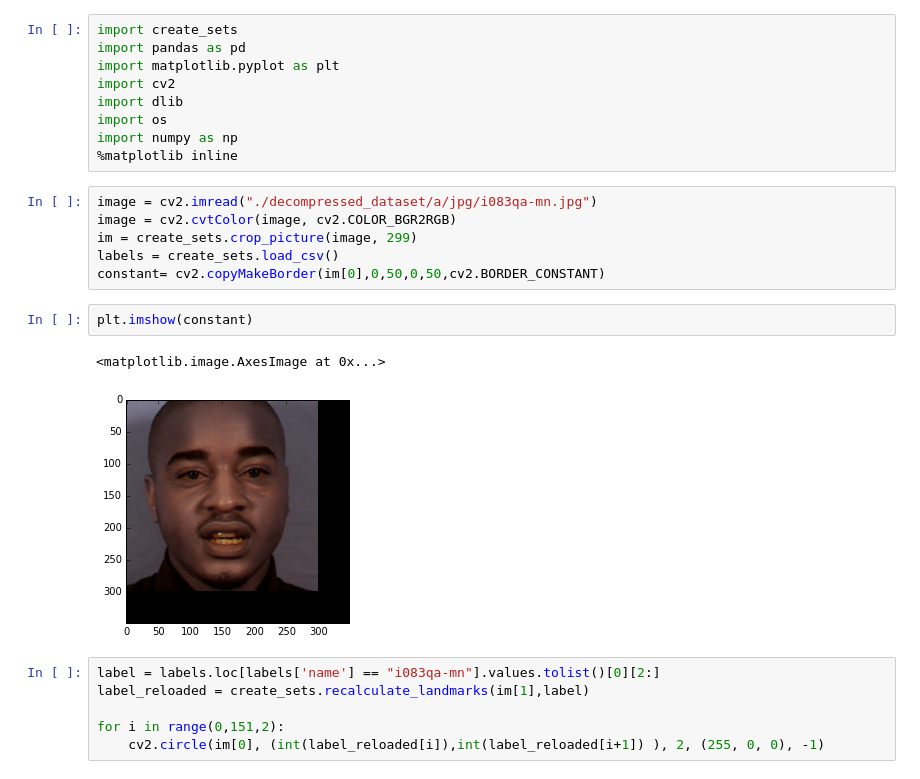
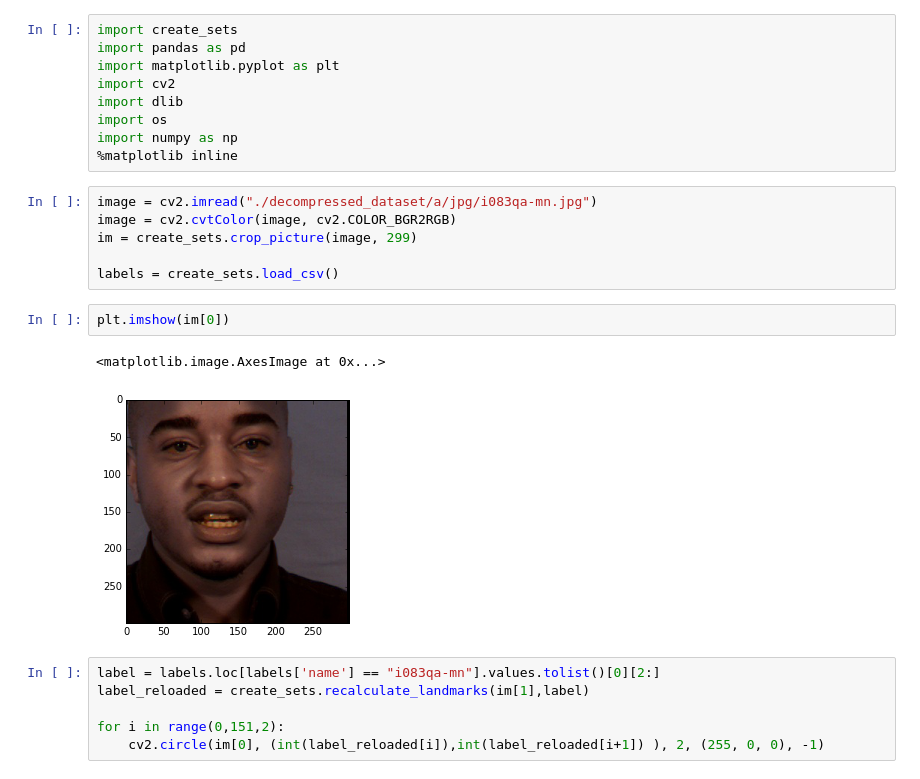
Before and after one commit to WillianPaiva/capstone_project, a Jupyter notebook: project/Project.ipynb, the cells around one changed output. Cells and saved outputs as stored; diff of their text form.

```diff
--- a/project/Project.ipynb
+++ b/project/Project.ipynb
@@ -11,13 +11,13 @@ import numpy as np
 image = cv2.imread("./decompressed_dataset/a/jpg/i083qa-mn.jpg")
 image = cv2.cvtColor(image, cv2.COLOR_BGR2RGB)
 im = create_sets.crop_picture(image, 299)
+
 labels = create_sets.load_csv()
-constant= cv2.copyMakeBorder(im[0],0,50,0,50,cv2.BORDER_CONSTANT)
 # %%
-plt.imshow(constant)
+plt.imshow(im[0])
 # %% [output]
 <matplotlib.image.AxesImage at 0x...>
-[figure, old version]
+[figure, new version]
 # %%
 label = labels.loc[labels['name'] == "i083qa-mn"].values.tolist()[0][2:]
 label_reloaded = create_sets.recalculate_landmarks(im[1],label)
```
Also changed, not shown: parts of 8 cells of this notebook, 5 other files.
